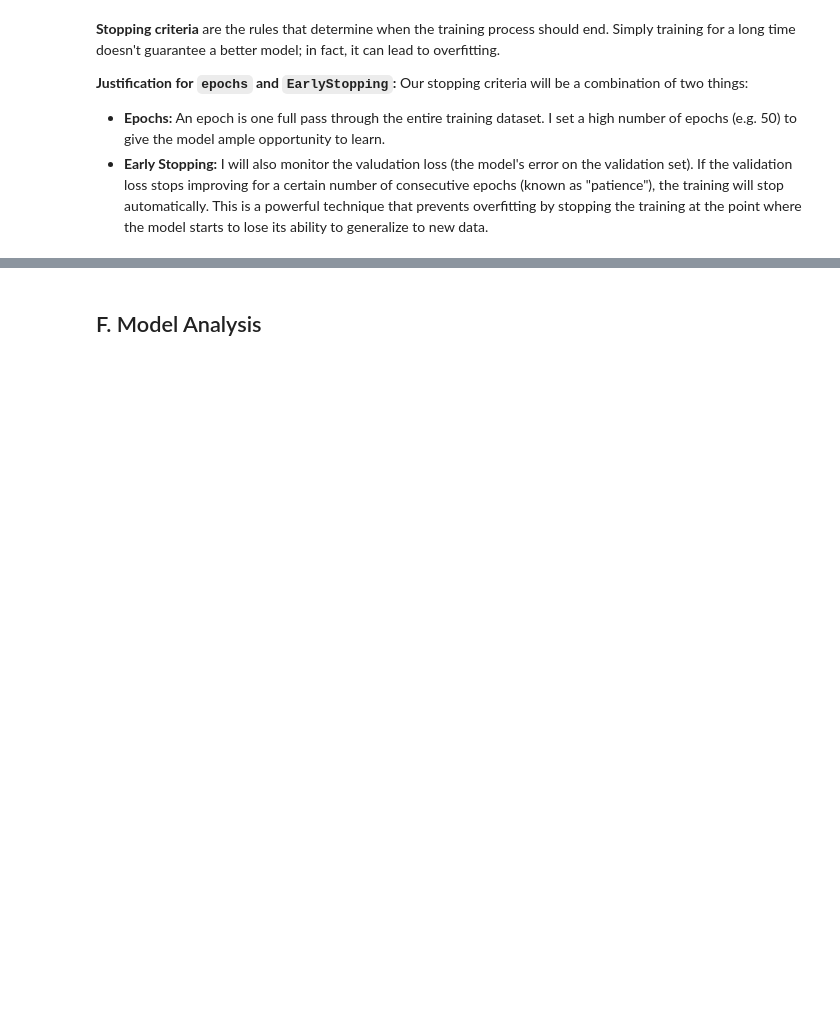
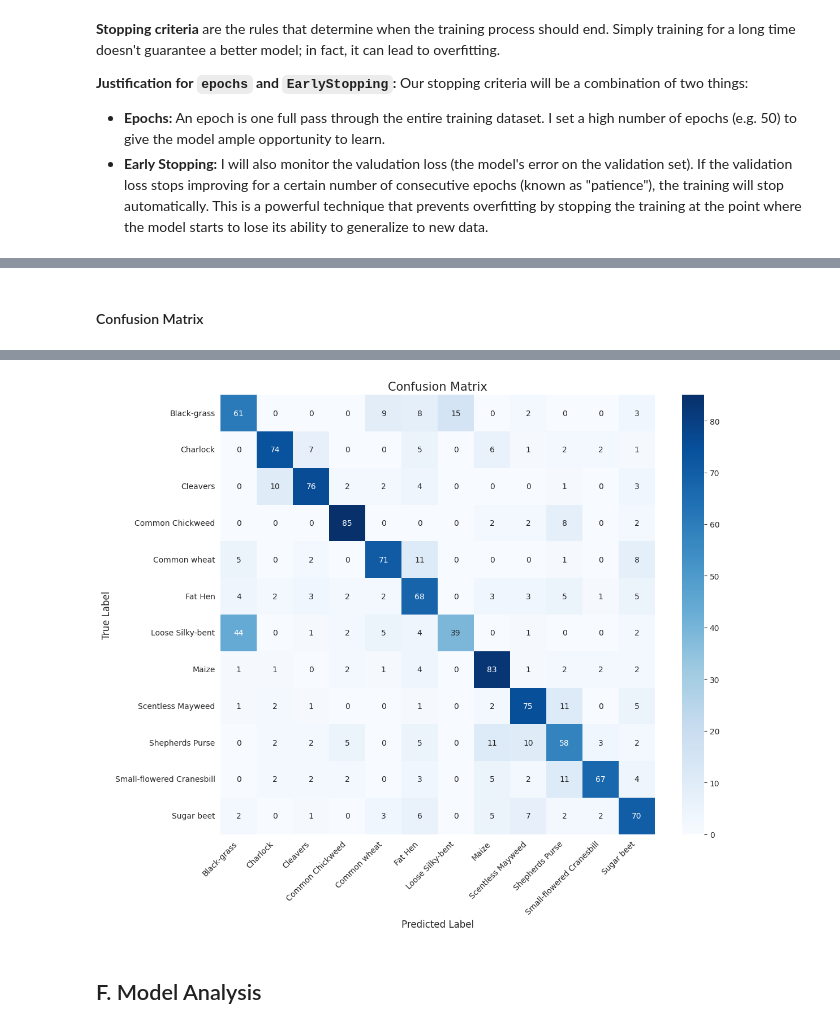
Before and after one commit to smmurdock/Neural-Network-Seedling-Images, a Jupyter notebook: D604_Task_1_Neural_Network.ipynb, the cells around one changed output, grey strips where cells are left out. Cells and saved outputs as stored; diff of their text form; code cells hidden in the pictures; blank space fills up the shorter version.

Commit message:
Train the neural network and create a confusion matrix

```diff
--- a/D604_Task_1_Neural_Network.ipynb
+++ b/D604_Task_1_Neural_Network.ipynb
@@ -809,0 +858,19 @@ A value of `0.001` is a widely accepted, safe, and effective starting point for
+# %%
+# --- Train the Model ---
+
+print("Starting model training...")
+
+# Define the number of epochs
+epochs = 50
+
+# Train the model using the .fit() method
+# We pass in our training data, validation data, epochs, and the early stopping callback
+history = model.fit(
+    X_train,
+    y_train,
+    epochs=epochs,
+    validation_data=(X_val, y_val),
+    callbacks=[early_stopping]
+)
+
+print("\nModel training complete.")
@@ -809,0 +895,40 @@ A value of `0.001` is a widely accepted, safe, and effective starting point for
+# %% [markdown]
+#### Confusion Matrix
+# %%
+from sklearn.metrics import confusion_matrix
+
+# --- Generate and Visualize the Confusion Matrix ---
+
+# 1. Get the model's predictions on the test set
+# The .predict() method returns probabilities for each class
+y_pred_probs = model.predict(X_test)
+
+# 2. Convert the probabilities to a single predicted class index
+# Use np.argmax() to find the index of the class with the highest probability
+y_pred = np.argmax(y_pred_probs, axis=1)
+
+# 3. Convert the one-hot encoded true labels (y_test) back to a single class index
+y_true = np.argmax(y_test, axis=1)
+
+# 4. Generate the confusion matrix
+cm = confusion_matrix(y_true, y_pred)
+
+# 5. Get the class names from the encoder fitted in step B5
+class_names = final_encoder.classes_
+
+# 6. Create a heatmap for visualization
+plt.figure(figsize=(12, 10))
+sns.heatmap(cm, annot=True, fmt='g', cmap='Blues',
+            xticklabels=class_names, yticklabels=class_names)
+plt.xlabel('Predicted Label', fontsize=12)
+plt.ylabel('True Label', fontsize=12)
+plt.title('Confusion Matrix', fontsize=15)
+plt.xticks(rotation=45, ha='right')
+plt.yticks(rotation=0)
+plt.tight_layout()
+
+# Save image for report
+plt.savefig('confusion_matrix.png')
+
+plt.show()
+# %% [output]
@@ -810,3 +936,4 @@ A value of `0.001` is a widely accepted, safe, and effective starting point for
+[figure, added]
 # %% [markdown]
 ## F. Model Analysis
 # %% [markdown]
```
Also changed, not shown: parts of 20 cells of this notebook.
